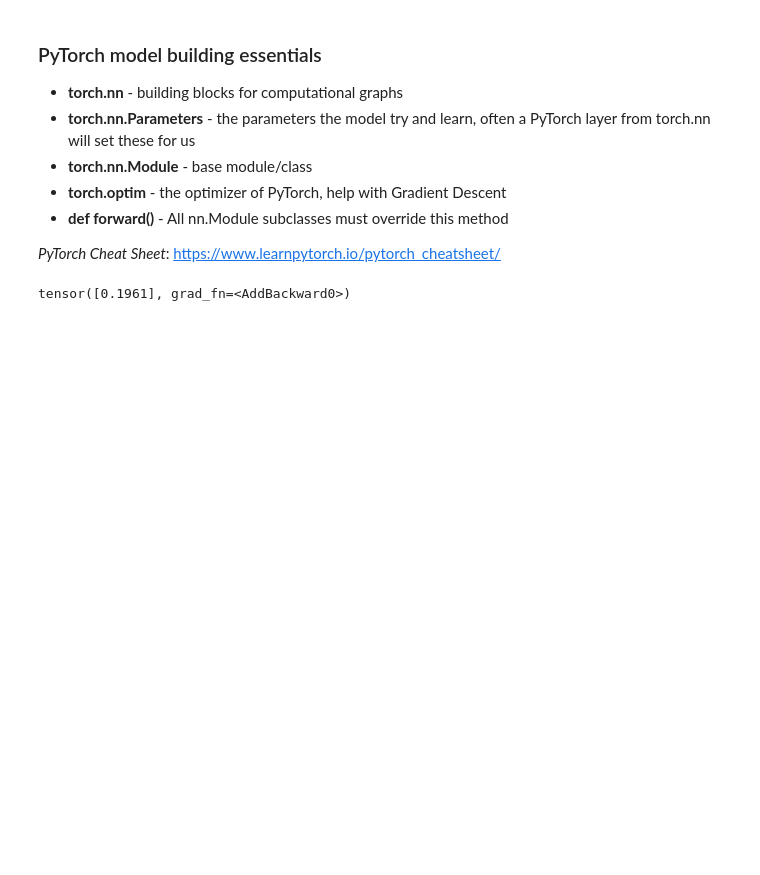
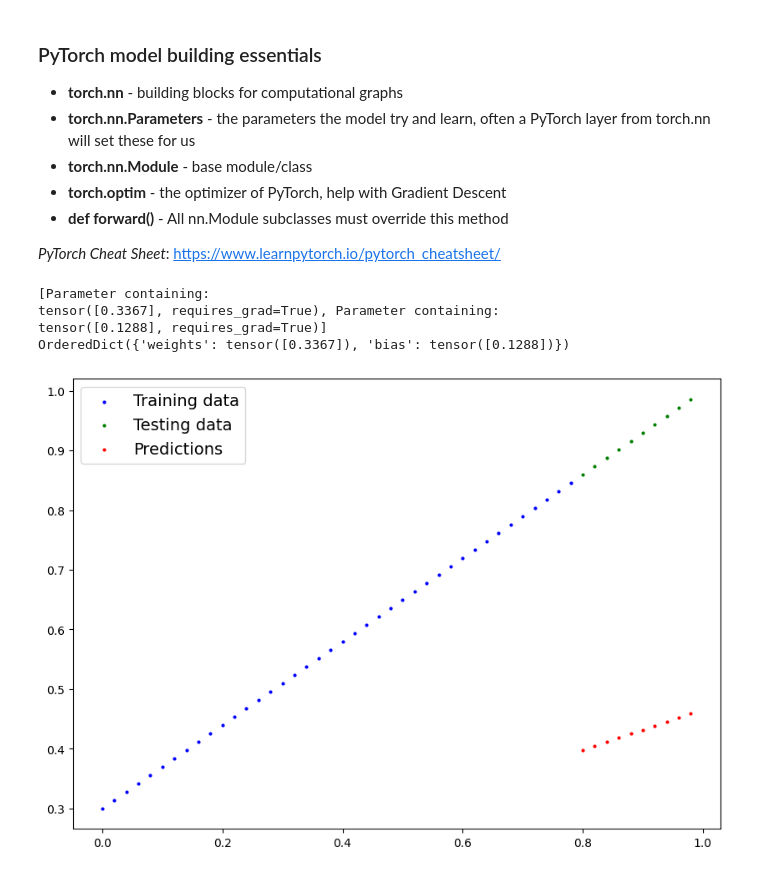
Before and after one commit to lxlyp438/PyTorch_Deep_Learning_course, a Jupyter notebook: 01_pytorch_workflow.ipynb, the cells around one changed output. Drawn from its saved outputs; the diff is of its cells as text; code cells hidden in the pictures; blank space fills up the shorter version.

```diff
--- a/01_pytorch_workflow.ipynb
+++ b/01_pytorch_workflow.ipynb
@@ -118,16 +118,28 @@ class LinearRegressionModel(nn.Module): # inherits nn.Module
 # %%
 torch.manual_seed(42)
 
 model_0 = LinearRegressionModel()
 
-list(model_0.parameters())
+print(list(model_0.parameters()))
 
-model_0.state_dict() # model_0.weights, model_0.bias
+print(model_0.state_dict()) # model_0.weights, model_0.bias
 
 # making predictions/inference
-with torch.inference_mode():
+'''
+inference mode stops all the processess (e.g., tracking the gradient) that are
+not needed during inference/prediction, making it faster,
+can also use `with torch.no_grad():`
+PyTorch inference mode twitter
+'''
+with torch.inference_mode():  # context manager
   y_preds=model_0(X_test)
 
 y_preds
+
+plot_predictions(predictions=y_preds)
 # %% [output]
-tensor([0.1961], grad_fn=<AddBackward0>)
+[Parameter containing:
+tensor([0.3367], requires_grad=True), Parameter containing:
+tensor([0.1288], requires_grad=True)]
+OrderedDict({'weights': tensor([0.3367]), 'bias': tensor([0.1288])})
+[figure, added]
```
Also changed, not shown: parts of 2 cells of this notebook.
